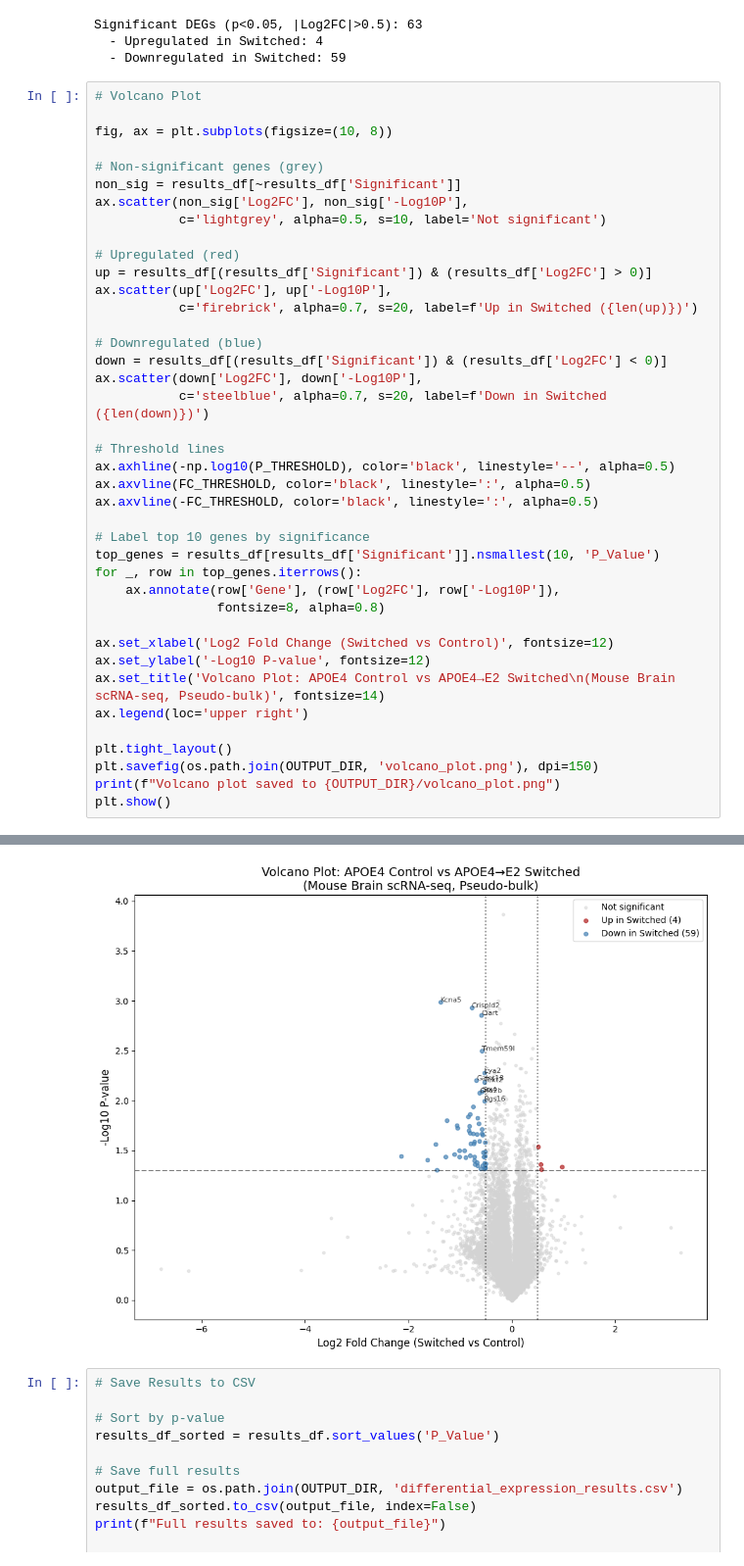
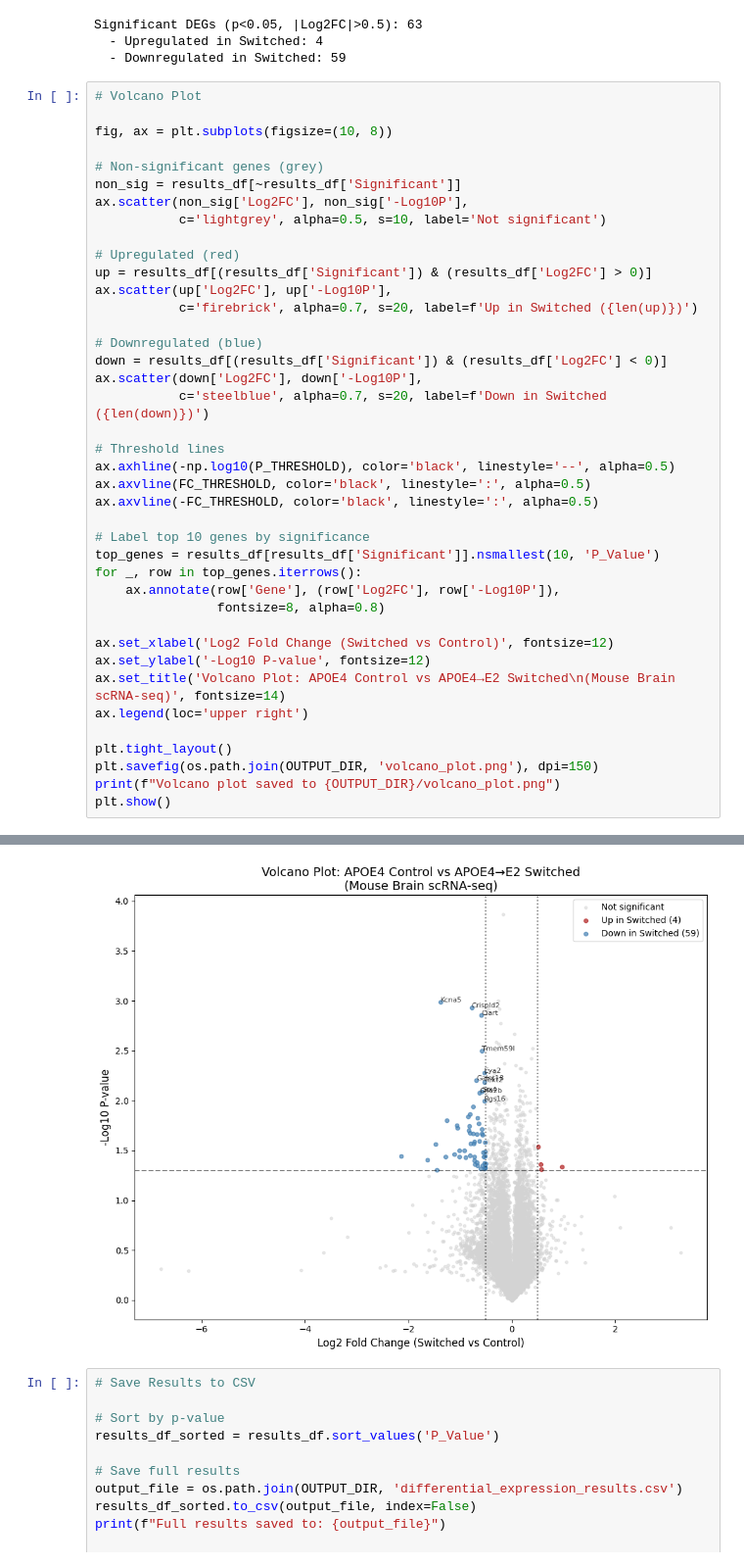
Before and after one commit to Leandr0Duar7e/AlzheimerComplexDataProject, a Jupyter notebook: scripts/23Transcriptome.ipynb, the cells around one changed output, grey strips where cells are left out. Shown: that part at 98% size. Cells and saved outputs as stored; diff of their text form.

Commit message:
Removed bulk term

```diff
--- a/scripts/23Transcriptome.ipynb
+++ b/scripts/23Transcriptome.ipynb
@@ -216,35 +216,35 @@ ax.scatter(non_sig['Log2FC'], non_sig['-Log10P'],
 up = results_df[(results_df['Significant']) & (results_df['Log2FC'] > 0)]
 ax.scatter(up['Log2FC'], up['-Log10P'],
            c='firebrick', alpha=0.7, s=20, label=f'Up in Switched ({len(up)})')
 
 # Downregulated (blue)
 down = results_df[(results_df['Significant']) & (results_df['Log2FC'] < 0)]
 ax.scatter(down['Log2FC'], down['-Log10P'],
            c='steelblue', alpha=0.7, s=20, label=f'Down in Switched ({len(down)})')
 
 # Threshold lines
 ax.axhline(-np.log10(P_THRESHOLD), color='black', linestyle='--', alpha=0.5)
 ax.axvline(FC_THRESHOLD, color='black', linestyle=':', alpha=0.5)
 ax.axvline(-FC_THRESHOLD, color='black', linestyle=':', alpha=0.5)
 
 # Label top 10 genes by significance
 top_genes = results_df[results_df['Significant']].nsmallest(10, 'P_Value')
 for _, row in top_genes.iterrows():
     ax.annotate(row['Gene'], (row['Log2FC'], row['-Log10P']),
                 fontsize=8, alpha=0.8)
 
 ax.set_xlabel('Log2 Fold Change (Switched vs Control)', fontsize=12)
 ax.set_ylabel('-Log10 P-value', fontsize=12)
-ax.set_title('Volcano Plot: APOE4 Control vs APOE4→E2 Switched\n(Mouse Brain scRNA-seq, Pseudo-bulk)', fontsize=14)
+ax.set_title('Volcano Plot: APOE4 Control vs APOE4→E2 Switched\n(Mouse Brain scRNA-seq)', fontsize=14)
 ax.legend(loc='upper right')
 
 plt.tight_layout()
 plt.savefig(os.path.join(OUTPUT_DIR, 'volcano_plot.png'), dpi=150)
 print(f"Volcano plot saved to {OUTPUT_DIR}/volcano_plot.png")
 plt.show()
 # %% [output]
 Volcano plot saved to ../Data/volcano_plot.png
-[figure, old version]
+[figure, new version]
 # %%
 # Save Results to CSV
 
```
Also changed, not shown: parts of 1 cell of this notebook, 1 other file.
